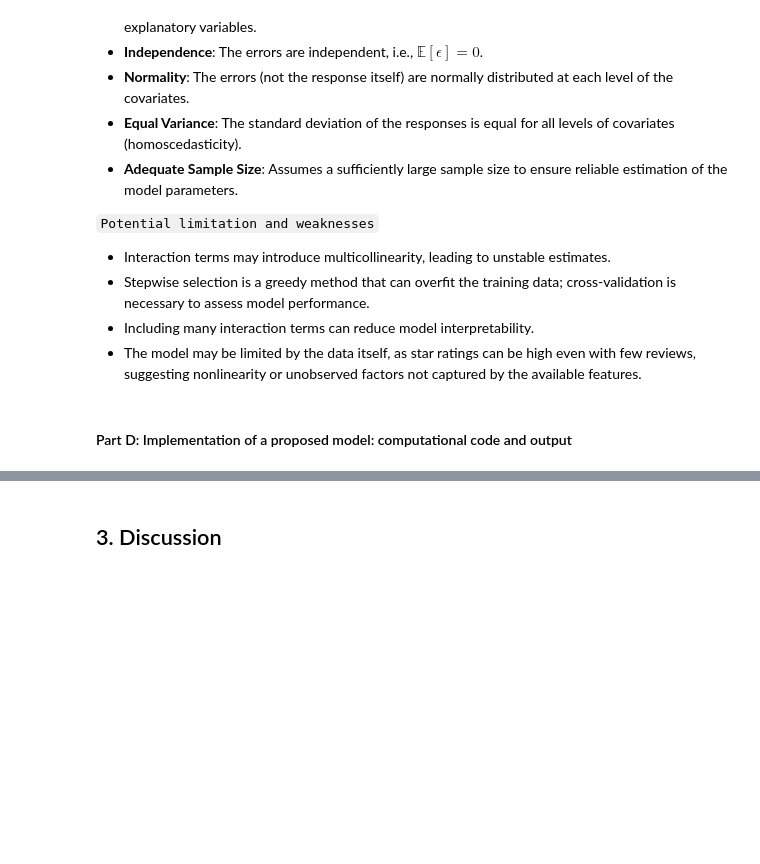
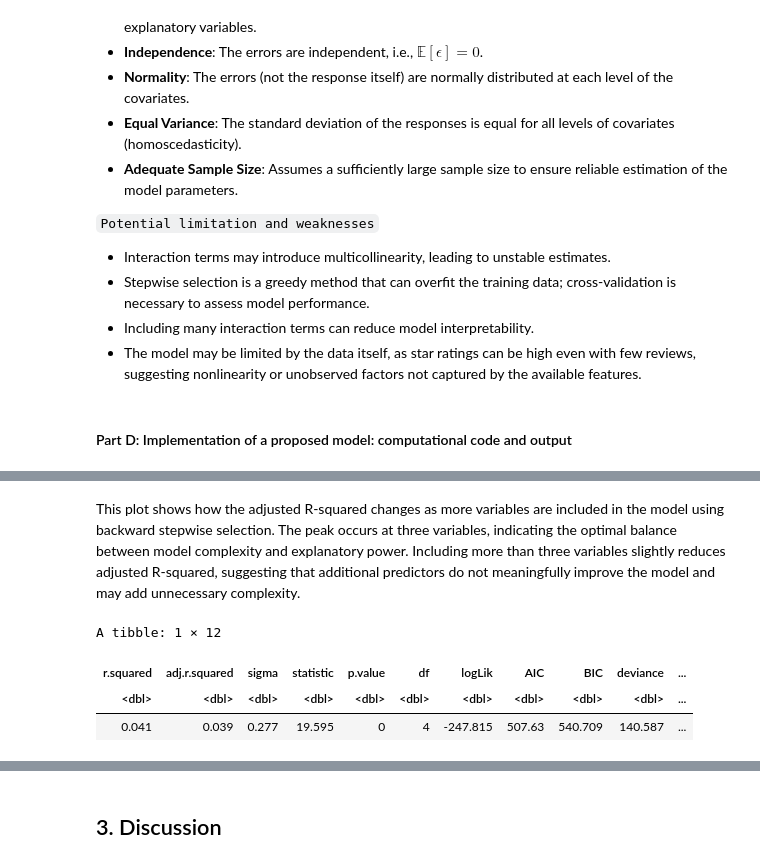
Before and after one commit to KevinL002/STAT_301_group_10, a Jupyter notebook: final_report.ipynb, the cells around one changed output, grey strips where cells are left out. Drawn from its saved outputs; the diff is of its cells as text; code cells hidden in the pictures; blank space fills up the shorter version.

```diff
--- a/final_report.ipynb
+++ b/final_report.ipynb
@@ -188,0 +227,12 @@ testing_set <- testing(data_split)
+# %% [markdown]
+This plot shows how the adjusted R-squared changes as more variables are included in the model using backward stepwise selection. The peak occurs at three variables, indicating the optimal balance between model complexity and explanatory power. Including more than three variables slightly reduces adjusted R-squared, suggesting that additional predictors do not meaningfully improve the model and may add unnecessary complexity.
+# %%
+mlr_model <- lm(star ~ num_reviews + price_range + city_size, data = training_set)
+
+mlr_gof <- glance(mlr_model) |> round(3)
+mlr_gof
+# %% [output]
+A tibble: 1 × 12
+| r.squared | adj.r.squared | sigma | statistic | p.value | df | logLik | AIC | BIC | deviance | ... |
+| <dbl> | <dbl> | <dbl> | <dbl> | <dbl> | <dbl> | <dbl> | <dbl> | <dbl> | <dbl> | ... |
+| 0.041 | 0.039 | 0.277 | 19.595 | 0 | 4 | -247.815 | 507.63 | 540.709 | 140.587 | ... |
```
Also changed, not shown: parts of 8 cells of this notebook.
